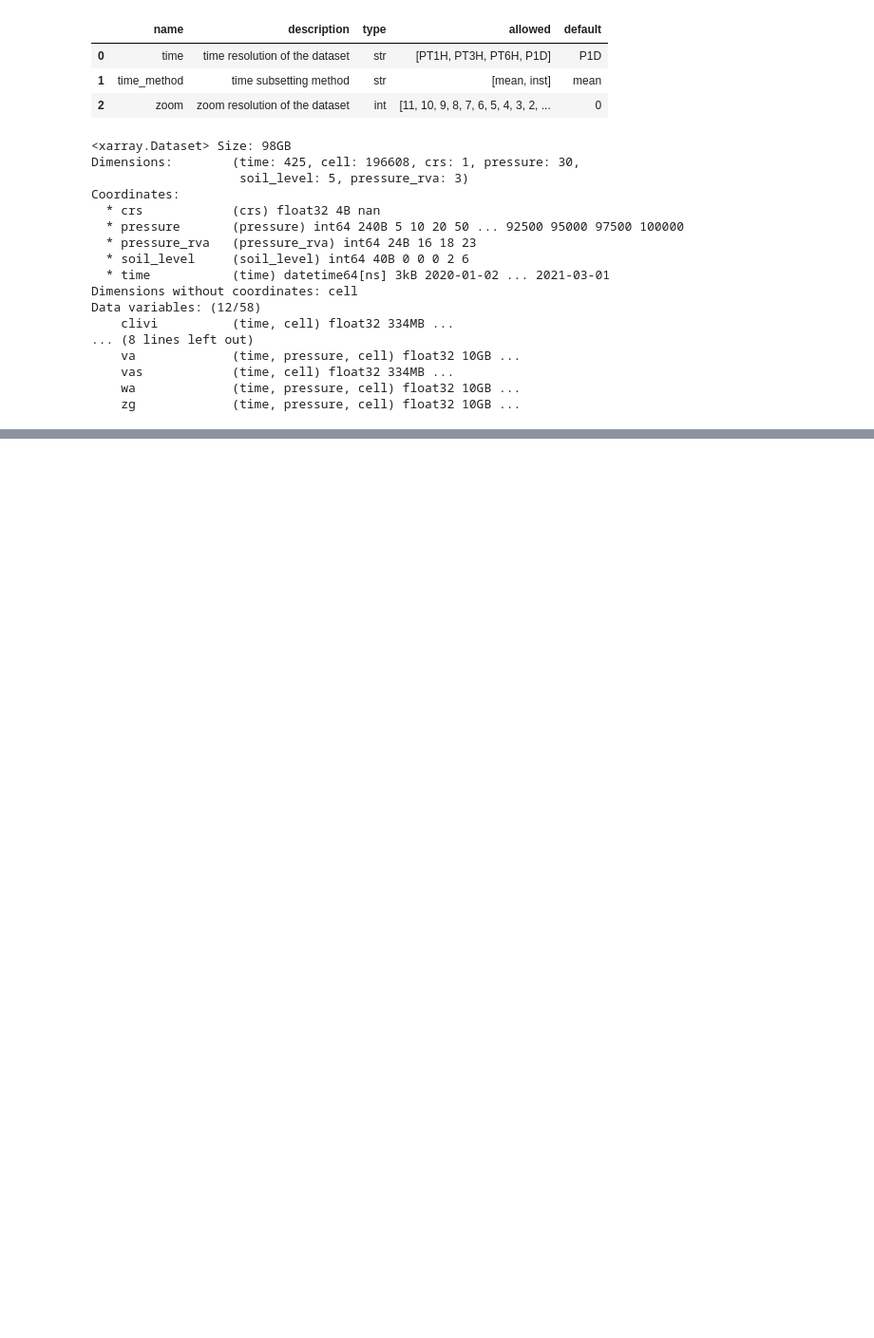
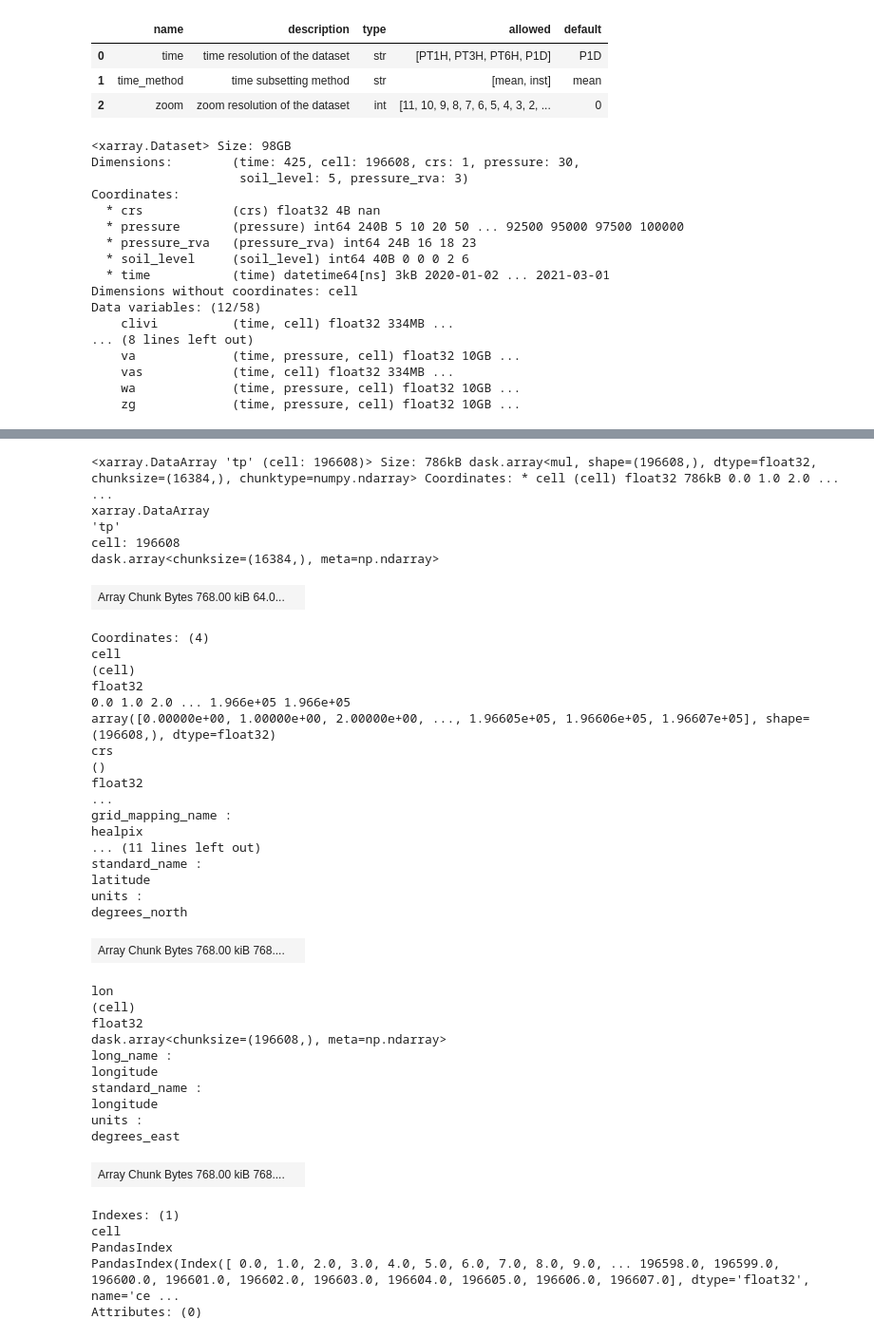
Before and after one commit to 21centuryweather/hk25-AusNode-TConvZones, a Jupyter notebook: notebooks/SC_01_test.ipynb, the cells around one changed output, grey strips where cells are left out. Shown at 95% size. Drawn from its saved outputs; the diff is of its cells as text; code cells hidden in the pictures; blank space fills up the shorter version.

```diff
--- a/notebooks/SC_01_test.ipynb
+++ b/notebooks/SC_01_test.ipynb
@@ -60,0 +155,44 @@ Data variables: (12/58)
+# %%
+mean_precip_era5 = ds_era5["tp"].sel(time=slice("2020-01-01", "2021-02-28")).mean(dim="time") * 100
+mean_precip_era5
+# %% [output]
+<xarray.DataArray 'tp' (cell: 196608)> Size: 786kB dask.array<mul, shape=(196608,), dtype=float32, chunksize=(16384,), chunktype=numpy.ndarray> Coordinates: * cell (cell) float32 786kB 0.0 1.0 2.0 ... ...
+xarray.DataArray
+'tp'
+cell: 196608
+dask.array<chunksize=(16384,), meta=np.ndarray>
+| Array Chunk Bytes 768.00 kiB 64.0... |  |
+Coordinates: (4)
+cell
+(cell)
+float32
+0.0 1.0 2.0 ... 1.966e+05 1.966e+05
+array([0.00000e+00, 1.00000e+00, 2.00000e+00, ..., 1.96605e+05, 1.96606e+05, 1.96607e+05], shape=(196608,), dtype=float32)
+crs
+()
+float32
+...
+grid_mapping_name :
+healpix
+... (11 lines left out)
+standard_name :
+latitude
+units :
+degrees_north
+| Array Chunk Bytes 768.00 kiB 768.... |  |
+lon
+(cell)
+float32
+dask.array<chunksize=(196608,), meta=np.ndarray>
+long_name :
+longitude
+standard_name :
+longitude
+units :
+degrees_east
+| Array Chunk Bytes 768.00 kiB 768.... |  |
+Indexes: (1)
+cell
+PandasIndex
+PandasIndex(Index([ 0.0, 1.0, 2.0, 3.0, 4.0, 5.0, 6.0, 7.0, 8.0, 9.0, ... 196598.0, 196599.0, 196600.0, 196601.0, 196602.0, 196603.0, 196604.0, 196605.0, 196606.0, 196607.0], dtype='float32', name='ce ...
+Attributes: (0)
```
Also changed, not shown: parts of 16 cells of this notebook, 1 other file.
